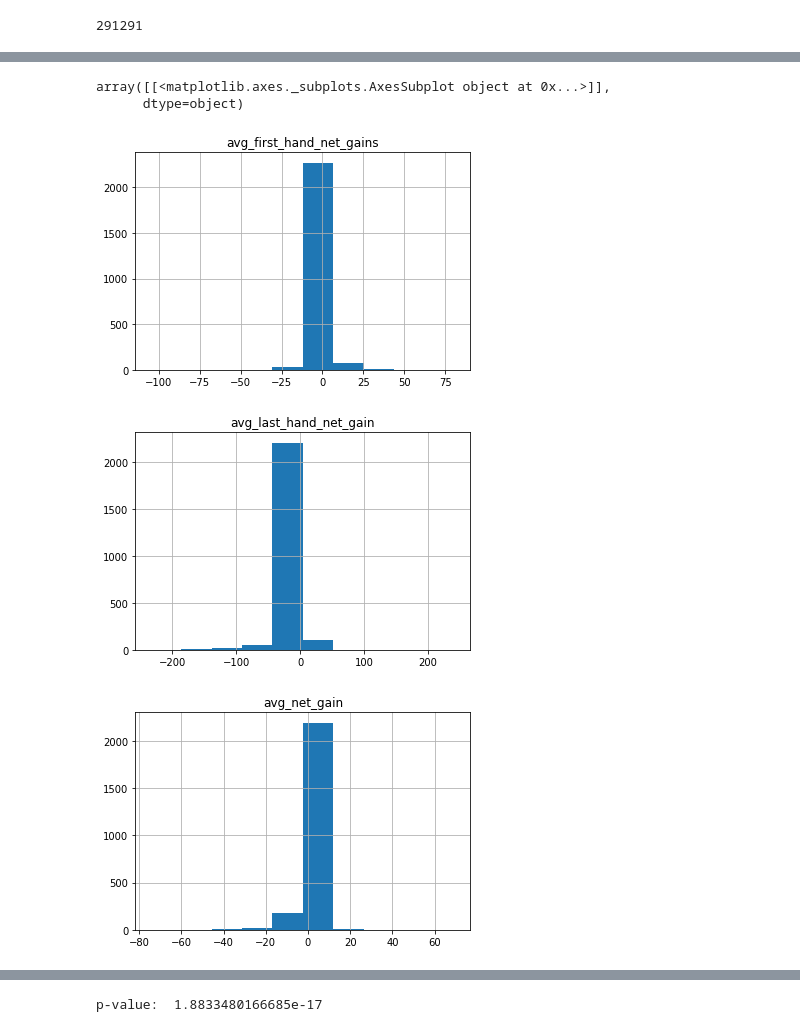
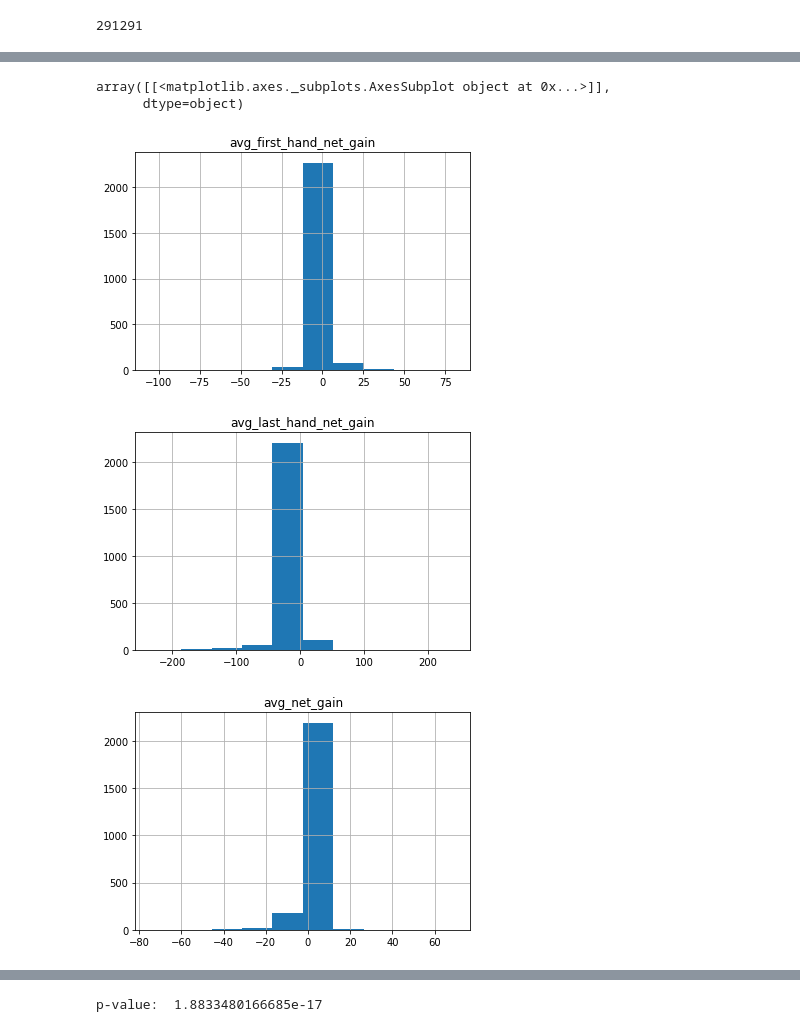
Before and after one commit to liambai/poker-hand-prediction, a Jupyter notebook: first_hand_and_last_hand.ipynb, the cells around one changed output, grey strips where cells are left out. Saved outputs shown, nothing was run; the diff lists cells and outputs as text; code cells hidden in the pictures.

Commit message:
modified last hand test

```diff
--- a/first_hand_and_last_hand.ipynb
+++ b/first_hand_and_last_hand.ipynb
@@ -31,13 +31,15 @@ hands["appearence_id"] = hands.groupby("player_ID").cumcount()
 # %%
 avg_first_hand_net_gain = []
 avg_last_hand_net_gain = []
-for sum_row in summary.itertuples():
-    player_ID = sum_row[1]
+
+#iterate through all players
+for player_row in summary.itertuples():
+    player_ID = player_row[1]
     player_hands = hands[hands['player_ID'] == player_ID]
     prev_hand_id = 0
     prev_hand_net_gain = None
-    first_hand_net_gains = []
-    last_hand_net_gains = []
+    first_hand_net_gains = [] #net gains of all first hands
+    last_hand_net_gains = [] #net gains of all last hands
     for hand_row in player_hands.itertuples():
         game_ID = int(hand_row[1])
         net_gain = int(hand_row[3])
@@ -56,5 +58,6 @@ for sum_row in summary.itertuples():
 
 summary['avg_first_hand_net_gain'] = avg_first_hand_net_gain
 summary['avg_last_hand_net_gain'] = avg_last_hand_net_gain
+summary['avg_net_gain'] = summary['total_net_gain']/summary['total_games']
 print(summary.head(10))
 # %% [output]
@@ -78,11 +81,10 @@ print(summary.head(10))
 # %%
-summary.hist('avg_first_hand_net_gains')
+summary.hist('avg_first_hand_net_gain')
 summary.hist('avg_last_hand_net_gain')
-summary['avg_net_gain'] = summary['total_net_gain']/summary['total_games']
 summary.hist('avg_net_gain')
 # %% [output]
 array([[<matplotlib.axes._subplots.AxesSubplot object at 0x...>]],
       dtype=object)
-[figure, old version]
+[figure, new version]
 [figure]
 [figure]
```
Also changed, not shown: parts of 2 cells of this notebook.
